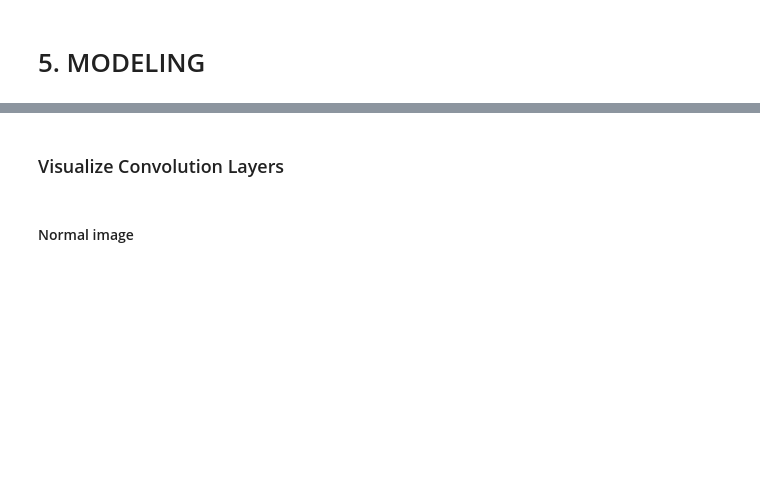
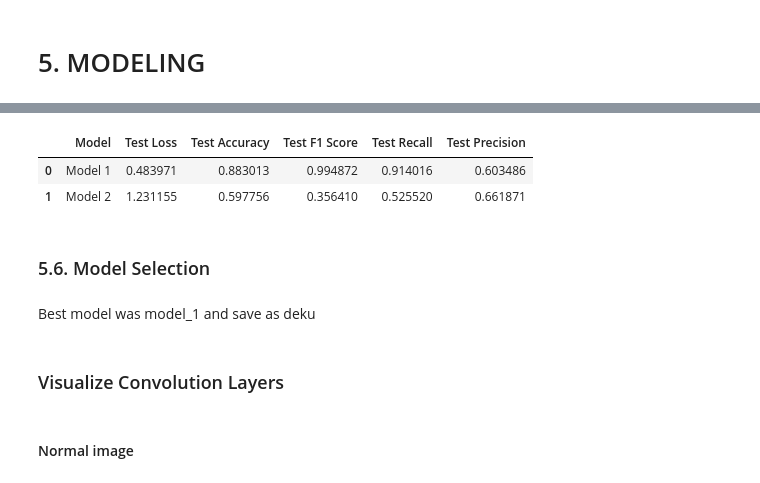
Before and after one commit to BrianKip035/-Image-Classification-with-Deep-Learning, a Jupyter notebook: notebook.ipynb, the cells around one changed output, grey strips where cells are left out. Saved outputs shown, nothing was run; the diff lists cells and outputs as text; code cells hidden in the pictures; blank space fills up the shorter version.

```diff
--- a/notebook.ipynb
+++ b/notebook.ipynb
@@ -515,0 +622,31 @@ print('Test accuracy:', test_acc)
+# %%
+# Compare the two tuned models
+test_loss_1, test_acc_1, test_f1_1, test_recall_1 = Model_1.evaluate(test_generator)
+test_loss_2, test_acc_2, test_f1_2, test_recall_2 = tuned_model_2.evaluate(test_generator)
+
+results = {
+    'Model': ['Model 1', 'Model 2'],
+    'Test Loss': [test_loss_1, test_loss_2],
+    'Test Accuracy': [test_acc_1, test_acc_2],
+    'Test F1 Score': [test_f1_1, test_f1_2],
+    'Test Recall': [test_recall_1, test_recall_2],
+}
+# Df for the results
+results_df = pd.DataFrame(results)
+
+# Get predictions for model 1 and calculate precision
+model_1_preds = Model_1.predict(test_generator)
+model_1_preds = np.round(model_1_preds)
+precision_1 = precision_score(test_generator.labels, model_1_preds)
+
+# Get predictions for model 2 and calculate precision
+model_2_preds = tuned_model_2.predict(test_generator)
+model_2_preds = np.round(model_2_preds)
+precision_2 = precision_score(test_generator.labels, model_2_preds)
+
+# Add precision to the results dataframe
+results_df['Test Precision'] = [precision_1, precision_2]
+
+# DF
+results_df
+# %% [output]
@@ -515,0 +657,7 @@ print('Test accuracy:', test_acc)
+|  | Model | Test Loss | Test Accuracy | Test F1 Score | Test Recall | Test Precision |
+| 0 | Model 1 | 0.483971 | 0.883013 | 0.994872 | 0.914016 | 0.603486 |
+| 1 | Model 2 | 1.231155 | 0.597756 | 0.356410 | 0.525520 | 0.661871 |
+# %% [markdown]
+### 5.6. Model Selection
+# %% [markdown]
+Best model was model_1 and save as deku
```
Also changed, not shown: parts of 74 cells of this notebook, 2 other files.
